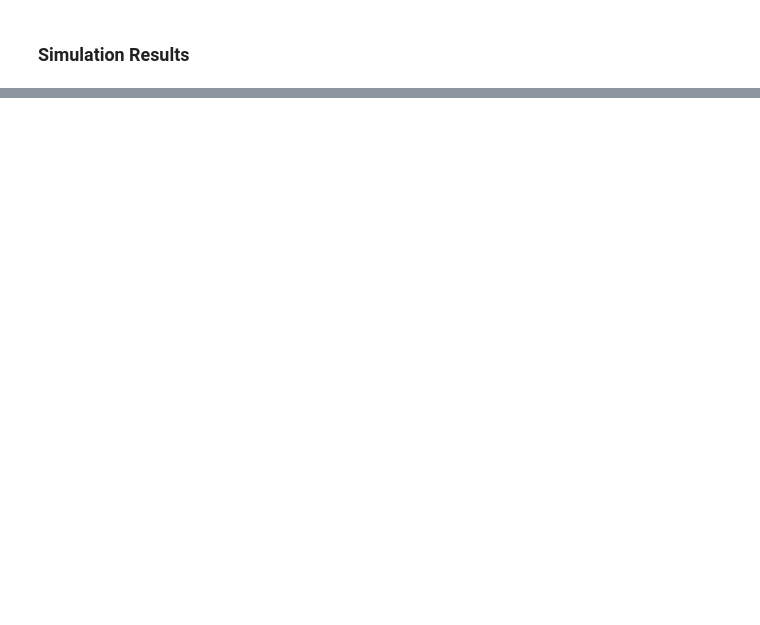
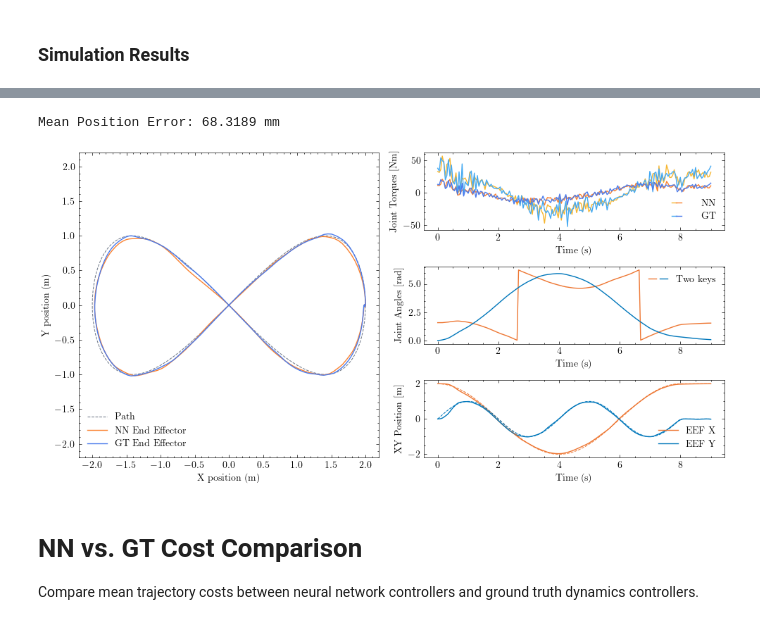
Before and after one commit to micahreich/mppi-neural-dynamics, a Jupyter notebook: control/MPPI_NNPlayground.ipynb, the cells around one changed output, grey strips where cells are left out. Saved outputs shown, nothing was run; the diff lists cells and outputs as text; code cells hidden in the pictures; blank space fills up the shorter version.

Commit message:
added comparison code

```diff
--- a/control/MPPI_NNPlayground.ipynb
+++ b/control/MPPI_NNPlayground.ipynb
@@ -566,0 +464,12 @@ fig.savefig("figs/cartpole_swingup_nn.png")
+# %%
+ARM_T1_0, ARM_T2_0 = ik.solve(np.array([2, 0, 0])) + np.array([np.pi/2, 0])
+ARM_INITIAL_STATE = np.array([ARM_T1_0, 0, ARM_T2_0, 0, 0, 1], dtype=np.float64)
+ARM_SIMULATION_LENGTH = 9
+
+nn_arm_env = Simulator(arm, controller=nn_arm_controller)
+nn_arm_states, nn_arm_controls, arm_time = nn_arm_env.run(simulation_length=ARM_SIMULATION_LENGTH, initial_state=ARM_INITIAL_STATE,
+                                               controlled=True, timing=True)
+
+gt_arm_env = Simulator(arm, controller=gt_arm_controller)
+gt_arm_states, gt_arm_controls, arm_time = gt_arm_env.run(simulation_length=ARM_SIMULATION_LENGTH, initial_state=ARM_INITIAL_STATE,
+                                               controlled=True, timing=True)
@@ -566,0 +479,68 @@ fig.savefig("figs/cartpole_swingup_nn.png")
+# %%
+from matplotlib.legend_handler import HandlerLine2D, HandlerTuple
+
+# Define helper functions to get some data on path tracking success
+def mean_position_error(eef_positions, path_positions):
+    return np.mean(
+        np.linalg.norm(eef_positions - path_positions, axis=1)
+    )
+
+# Plot the results
+# fig, (ax1, ax2) = plt.subplots(2, 1, figsize=(8, 8.5), gridspec_kw={'height_ratios': [2.3, 1]})
+fig, axd = plt.subplot_mosaic([['p', 't'], ['p', 'ja'], ['p', 'xy']], figsize=(10, 5), layout="constrained")
+
+fk_v = np.vectorize(arm.fk, signature="(),()->(3)")
+
+nn_eef_positions = fk_v(nn_arm_states[:, 0], nn_arm_states[:, 2])
+gt_eef_positions = fk_v(gt_arm_states[:, 0], gt_arm_states[:, 2])
+
+path_positions = path.get_points(arm_time)
+
+# Plot end effector XY positions on large canvas
+axd['p'].plot(path_positions[:, 0], path_positions[:, 1], label="Path",
+              ls="--", linewidth=0.75, color="#747d8c")
+
+axd['p'].plot(nn_eef_positions[:, 0], nn_eef_positions[:, 1], label="NN End Effector", color="#fa8231")
+axd['p'].plot(gt_eef_positions[:, 0], gt_eef_positions[:, 1], label="GT End Effector", color="#4b7bec")
+
+axd['p'].set(ylabel="Y position (m)", xlabel="X position (m)", ylim=(-2.2, 2.2), xlim=(-2.2, 2.2))
+axd['p'].legend(loc="lower left")
+
+# Plot joint torques
+j1t_nn, = axd['t'].plot(arm_time, nn_arm_controls[:, 0], color="#f7b731")
+j2t_nn, = axd['t'].plot(arm_time, nn_arm_controls[:, 1], color="#fa8231")
+
+j1t_gt, = axd['t'].plot(arm_time, gt_arm_controls[:, 0], color="#45aaf2")
+j2t_gt, = axd['t'].plot(arm_time, gt_arm_controls[:, 1], color="#4b7bec")
+
+axd['t'].set(xlabel="Time (s)", ylabel="Joint Torques [Nm]")
+axd['t'].legend([(j1t_nn, j2t_nn), (j1t_gt, j2t_gt)], ['NN', 'GT'],
+                numpoints=2, handler_map={tuple: HandlerTuple(ndivide=5)})
+
+# Plot joint angles
+j1, = axd['ja'].plot(arm_time, nn_arm_states[:, 0])
+j2, = axd['ja'].plot(arm_time, nn_arm_states[:, 2])
+axd['ja'].set(xlabel="Time (s)", ylabel="Joint Angles [rad]")
+axd['ja'].legend([(j1, j2)], ['Two keys'], numpoints=1, handler_map={tuple: HandlerTuple(ndivide=None)})
+
+# Plot end effector positions
+p = axd['xy'].plot(arm_time, nn_eef_positions[:, 0], label="EEF X")
+q = axd['xy'].plot(arm_time, nn_eef_positions[:, 1], label="EEF Y")
+axd['xy'].plot(arm_time, path_positions[:, 0],
+               ls="--", linewidth=0.75, color=p[0].get_color())
+axd['xy'].plot(arm_time, path_positions[:, 1],
+               ls="--", linewidth=0.75, color=q[0].get_color())
+
+axd['xy'].set(xlabel="Time (s)", ylabel="XY Position [m]")
+axd['xy'].legend(loc="lower right")
+
+plt.tight_layout()
+fig.savefig("figs/arm_traj_follow.png")
+
+print("Mean Position Error: {:.4f} mm".format(1e3 * mean_position_error(nn_eef_positions[:, :2], path_positions)))
+# %% [output]
+Mean Position Error: 68.3189 mm
+[figure, added]
+# %% [markdown]
+# NN vs. GT Cost Comparison
+Compare mean trajectory costs between neural network controllers and ground truth dynamics controllers.
```
Also changed, not shown: parts of 35 cells of this notebook, 12 other files.
